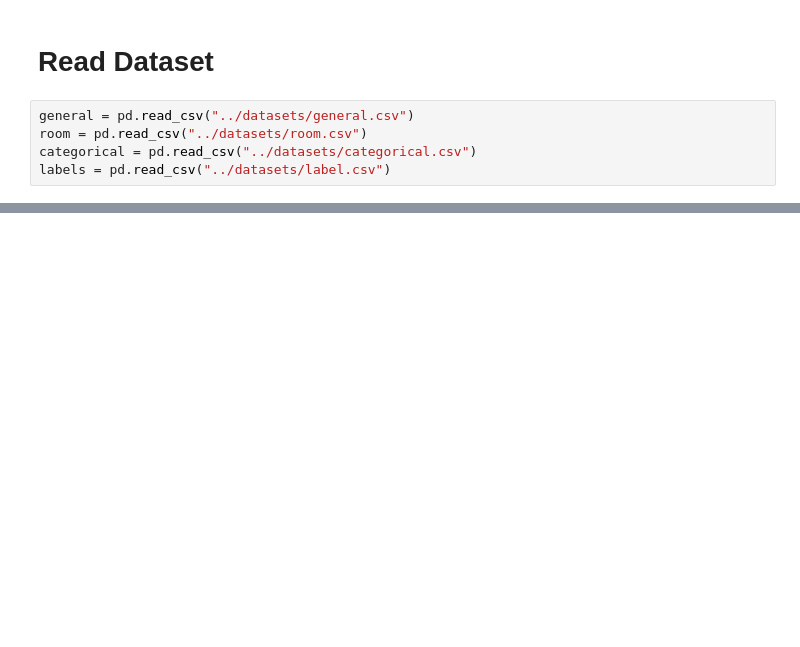
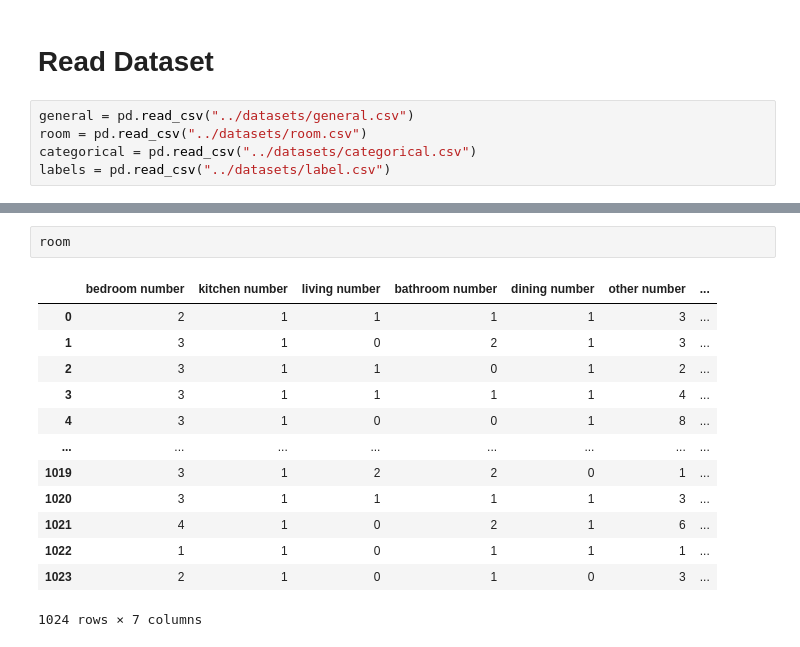
Before and after one commit to luowx0905/Individual-Project, a Jupyter notebook: sell property/build_model/build_basic_model.ipynb, the cells around one changed output, grey strips where cells are left out. Cells and saved outputs as stored; diff of their text form; blank space fills up the shorter version.

```diff
--- a/sell property/build_model/build_basic_model.ipynb
+++ b/sell property/build_model/build_basic_model.ipynb
@@ -26,0 +44,16 @@ labels = pd.read_csv("../datasets/label.csv")
+# %%
+room
+# %% [output]
+|  | bedroom number | kitchen number | living number | bathroom number | dining number | other number | ... |
+| 0 | 2 | 1 | 1 | 1 | 1 | 3 | ... |
+| 1 | 3 | 1 | 0 | 2 | 1 | 3 | ... |
+| 2 | 3 | 1 | 1 | 0 | 1 | 2 | ... |
+| 3 | 3 | 1 | 1 | 1 | 1 | 4 | ... |
+| 4 | 3 | 1 | 0 | 0 | 1 | 8 | ... |
+| ... | ... | ... | ... | ... | ... | ... | ... |
+| 1019 | 3 | 1 | 2 | 2 | 0 | 1 | ... |
+| 1020 | 3 | 1 | 1 | 1 | 1 | 3 | ... |
+| 1021 | 4 | 1 | 0 | 2 | 1 | 6 | ... |
+| 1022 | 1 | 1 | 0 | 1 | 1 | 1 | ... |
+| 1023 | 2 | 1 | 0 | 1 | 0 | 3 | ... |
+1024 rows × 7 columns
```
Also changed, not shown: parts of 6 cells of this notebook, 3 other files.
